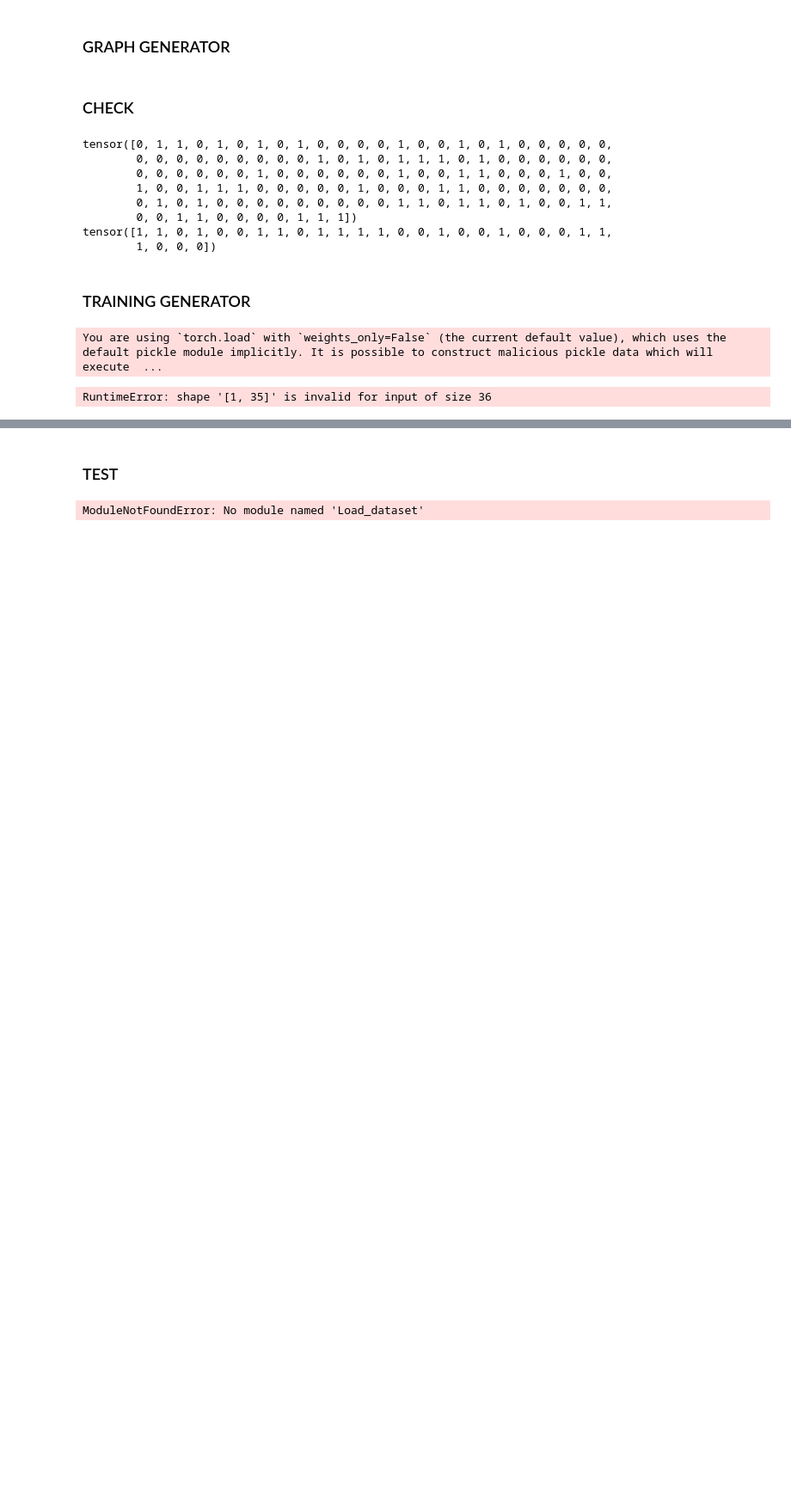
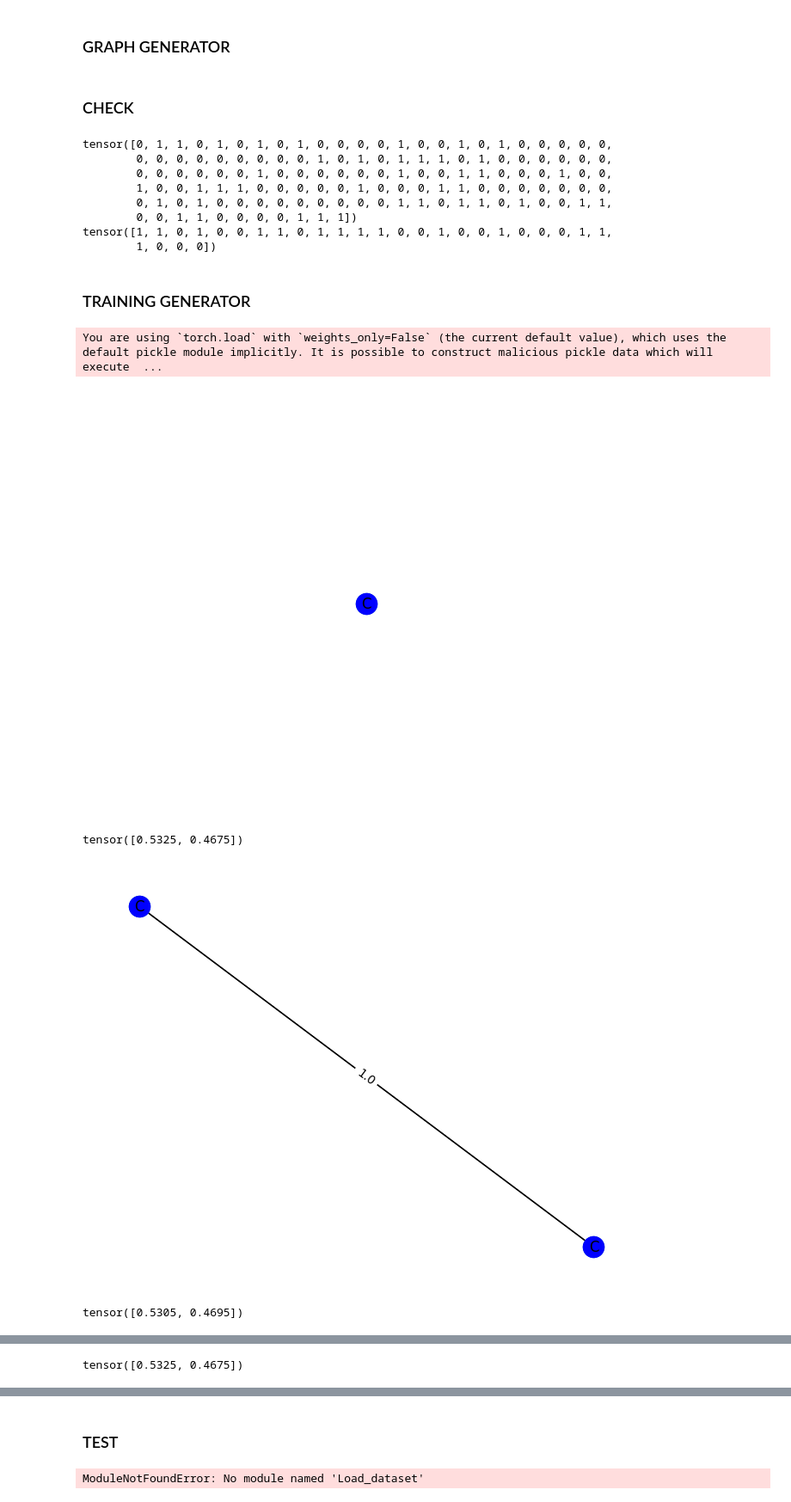
Before and after one commit to alessioborgi/XGNN_GraphGenRL, a Jupyter notebook: X_GNN_MUTAG.ipynb, the cells around one changed output, grey strips where cells are left out. Shown: that part at 86% size. Cells and saved outputs as stored; diff of their text form; code cells hidden in the pictures; blank space fills up the shorter version.

```diff
--- a/X_GNN_MUTAG.ipynb
+++ b/X_GNN_MUTAG.ipynb
@@ -1100,10 +1103,10 @@ hyp1 = 1
 hyp2 = 2
 max_gen_step = 10  # T = 10
 
-candidate_set = ['C.4', 'N.5', 'O.2', 'F.1', 'I.7', 'Cl.7', 'Br.5']  # C.4表明碳原子的度不超过4
+candidate_set = ['C.4', 'N.4', 'O.2', 'F.1', 'I.1', 'Cl.1', 'Br.1']  # C.4 indicates that the number of bonds of carbon atom does not exceed 4
 model_path = 'model/gcn_first.pth'
 
-## 训练generator
+## Train the generator
 def train_generator(c=0, max_nodes=5):
     g.c = c
     for i in range(max_gen_step):
@@ -1122,7 +1125,7 @@ def train_generator(c=0, max_nodes=5):
             g.G = G
 
 
-## 生成图
+## Generate a graph
 def generate_graph(c=0, max_nodes=5):
     g.c = c
     g.reset_graph()
@@ -1134,41 +1137,44 @@ def generate_graph(c=0, max_nodes=5):
 
         if G['num_nodes'] > max_nodes:
             return g.G
         elif Rt > 0:
             g.G = G
 
     return g.G
 
-## 画图
+## Draw the graph
 def display_graph(G):
     G_nx = nx.from_numpy_array(np.asmatrix(G['adj'][:G['num_nodes'], :G['num_nodes']].numpy()))
     # nx.draw_networkx(G_nx)
 
-    layout=nx.spring_layout(G_nx)
+    layout = nx.spring_layout(G_nx)
     nx.draw(G_nx, layout)
 
-    coloring=torch.argmax(G['feat'],1)
-    colors=['b','g','r','c','m','y','k']
+    coloring = torch.argmax(G['feat'], 1)
+    colors = ['b', 'g', 'r', 'c', 'm', 'y', 'k']
 
     for i in range(7):
-        nx.draw_networkx_nodes(G_nx,pos=layout,nodelist=[x for x in G_nx.nodes() if coloring[x]==i],node_color=colors[i])
-        nx.draw_networkx_labels(G_nx,pos=layout,labels={x:candidate_set[i].split('.')[0] for x in G_nx.nodes() if coloring[x]==i})
-    nx.draw_networkx_edges(G_nx,pos=layout,width=list(nx.get_edge_attributes(G_nx,'weight').values()))
-    nx.draw_networkx_edge_labels(G_nx,pos=layout,edge_labels=nx.get_edge_attributes(G_nx, "weight"))
+        nx.draw_networkx_nodes(G_nx, pos=layout, nodelist=[x for x in G_nx.nodes() if coloring[x] == i], node_color=colors[i])
+        nx.draw_networkx_labels(G_nx, pos=layout, labels={x: candidate_set[i].split('.')[0] for x in G_nx.nodes() if coloring[x] == i})
+    nx.draw_networkx_edges(G_nx, pos=layout, width=list(nx.get_edge_attributes(G_nx, 'weight').values()))
+    nx.draw_networkx_edge_labels(G_nx, pos=layout, edge_labels=nx.get_edge_attributes(G_nx, "weight"))
 
     plt.show()
 
 if __name__ == '__main__':
-    g = Generator(model_path = model_path, C = candidate_set, node_feature_dim=7 ,c=0, start=0)
+    g = Generator(model_path=model_path, C=candidate_set, node_feature_dim=7, c=0, start=0)
     optimizer = optim.Adam(g.parameters(), lr=lr, betas=(b1, b2))
 
     for i in range(1, 10):
-        ## 生成最多分别包括i个结点的图结构
+        ## Generate graph structures that include at most i nodes
         g.reset_graph()
         train_generator(c=1, max_nodes=i)
         to_display = generate_graph(c=1, max_nodes=i)
         display_graph(to_display)
         print(g.model(to_display['feat'], to_display['adj']))
 # %% [output]
 You are using `torch.load` with `weights_only=False` (the current default value), which uses the default pickle module implicitly. It is possible to construct malicious pickle data which will execute  ...
+[figure, added]
-RuntimeError: shape '[1, 35]' is invalid for input of size 36
+tensor([0.5325, 0.4675])
+[figure, added]
+tensor([0.5305, 0.4695])
@@ -1174,0 +1182 @@ RuntimeError: shape '[1, 35]' is invalid for input of size 36
+tensor([0.5325, 0.4675])
```
Also changed, not shown: parts of 3 cells of this notebook.
